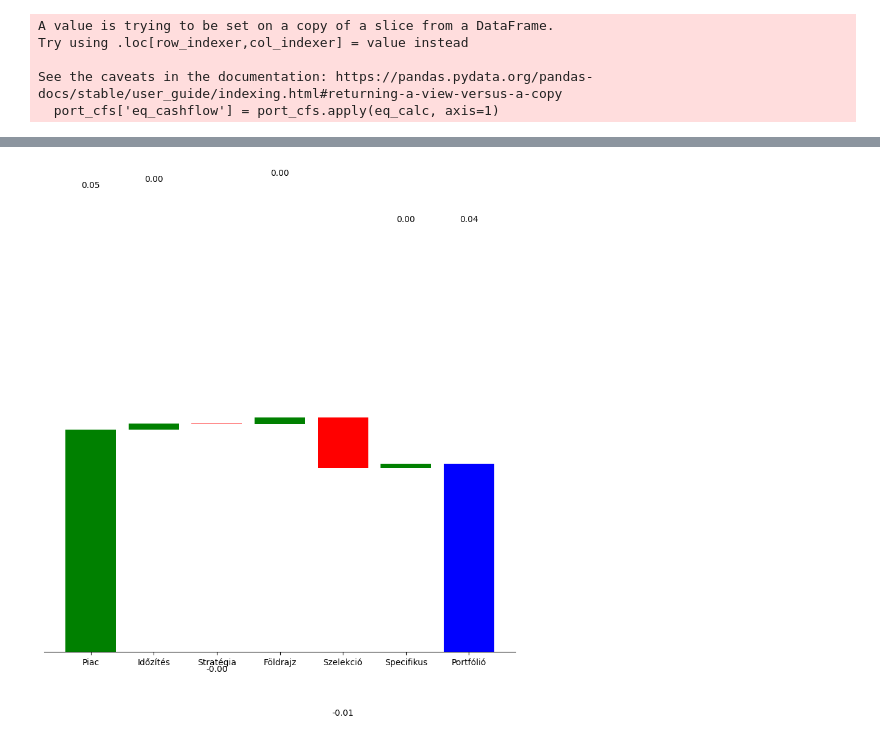
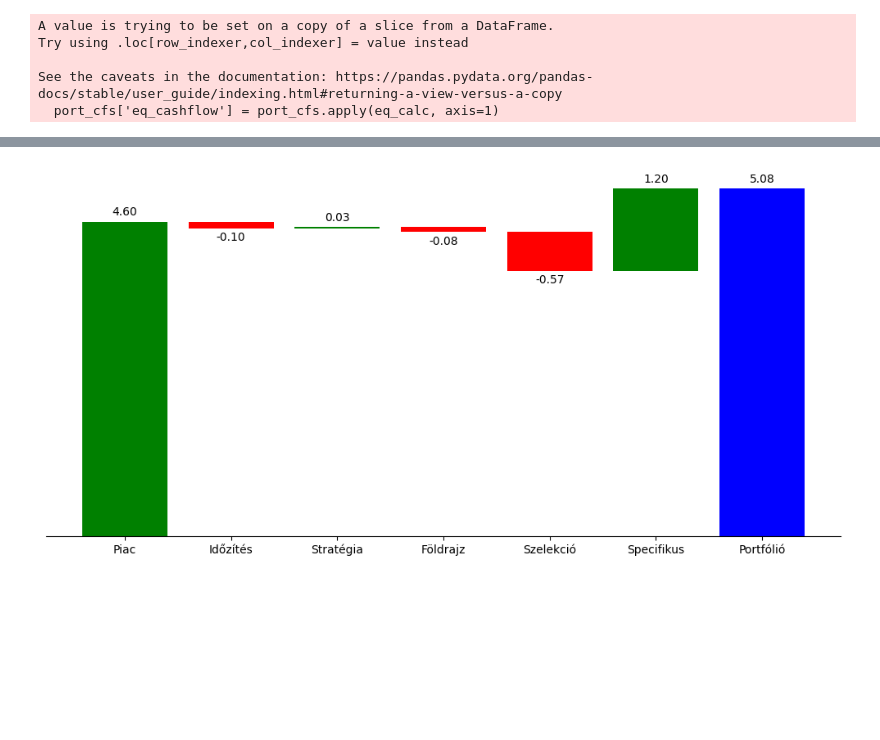
Before and after one commit to kelali01/szakdolgozat, a Jupyter notebook: basic_modell.ipynb, the cells around one changed output, grey strips where cells are left out. Drawn from its saved outputs; the diff is of its cells as text; code cells hidden in the pictures; blank space fills up the shorter version.

```diff
--- a/basic_modell.ipynb
+++ b/basic_modell.ipynb
@@ -328,8 +334,8 @@ import matplotlib.pyplot as plt
 
 # A bemeneti értékek
 categories = ['Piac', 'Időzítés', 'Stratégia', 'Földrajz', 'Szelekció', 'Specifikus', 'Portfólió']
-values =[market_irr, timing_alpha_irr, strategy_alpha_irr, geo_alpha_irr, sizing_alpha_irr, residual_alpha_irr,0]
-values1 = [market_irr, timing_alpha_irr, strategy_alpha_irr, geo_alpha_irr, sizing_alpha_irr, residual_alpha_irr, port_irr]
+values =[market_irr*100, timing_alpha_irr*100, strategy_alpha_irr*100, geo_alpha_irr*100, sizing_alpha_irr*100, residual_alpha_irr*100,0]
+values1 = [market_irr*100, timing_alpha_irr*100, strategy_alpha_irr*100, geo_alpha_irr*100, sizing_alpha_irr*100, residual_alpha_irr*100, port_irr*100]
 
 
 # Kiszámítjuk a kumulált értékeket (Portfólió nélkül)
@@ -348,31 +354,31 @@ display_values = values[:-1] + [step_values[-1] + values[-1]]
 starts += [0]  # Portfólió a 0-ról indul
 
 # Ábra kirajzolása
 plt.figure(figsize=(10, 5))
 bars = plt.bar(categories, display_values, bottom=starts, color=colors)
 
 # Értékek kiírása oszlop tetejére
 for i, bar in enumerate(bars):
     yval = bar.get_height()
     bottom = bar.get_y()
     # label_val = starts[i] + yval
     label_val = values1[i]
     plt.text(bar.get_x() + bar.get_width() / 2.0,
              bottom + yval + 0.05 * (1 if yval >= 0 else -1),
              f'{label_val:.2f}', ha='center', va='bottom' if yval >= 0 else 'top')
 
 # Formázás
 # plt.title("Portfólió teljesítmény vízesés diagramja")
 # plt.ylabel("Hozzájárulás (%)")
 # plt.axhline(0, color='black', linewidth=0.8)
 # plt.grid(axis='y', linestyle='--', alpha=0.7)
 plt.gca().spines['top'].set_visible(False)
 plt.gca().spines['right'].set_visible(False)
 plt.gca().spines['left'].set_visible(False)
 # plt.gca().spines['bottom'].set_visible(False)
 plt.gca().yaxis.set_visible(False)
 plt.tight_layout()
 plt.savefig("waterfall_plot.pdf", dpi=300, bbox_inches='tight')
 plt.show()
 # %% [output]
-[figure, old version]
+[figure, new version]
```
Also changed, not shown: parts of 10 cells of this notebook, 2 other files.
